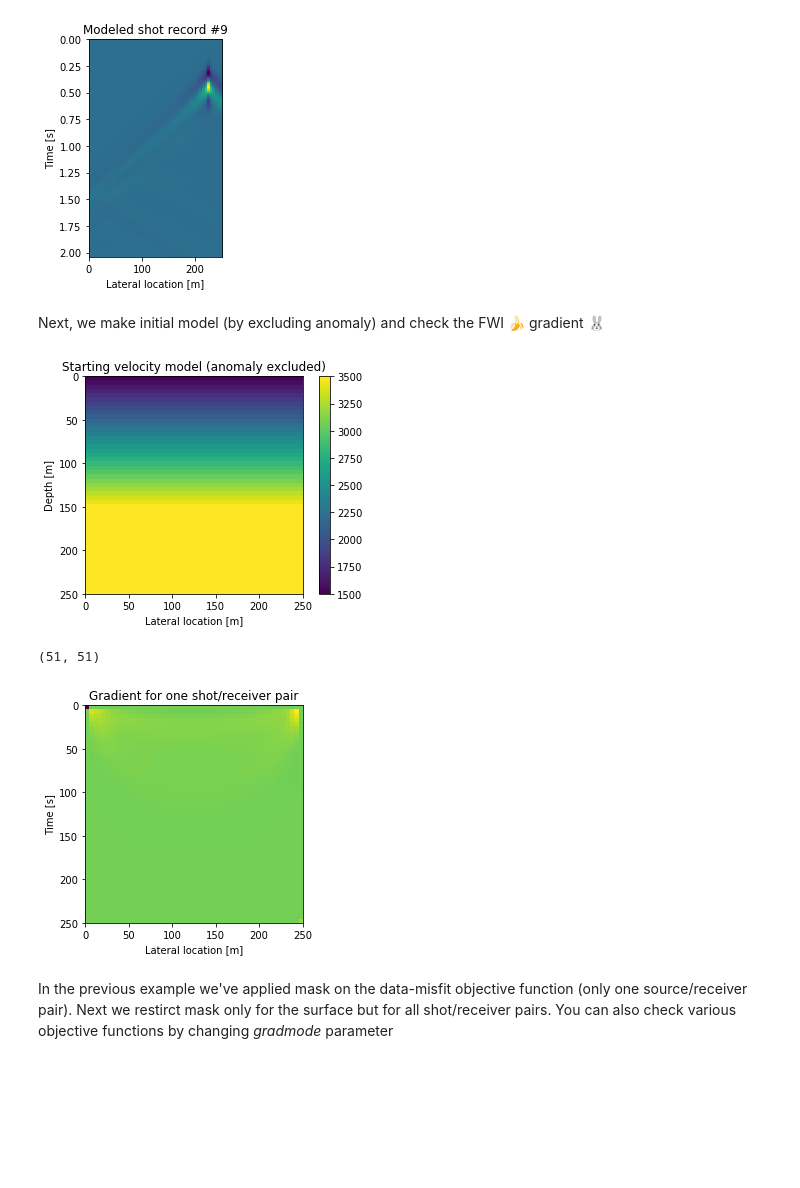
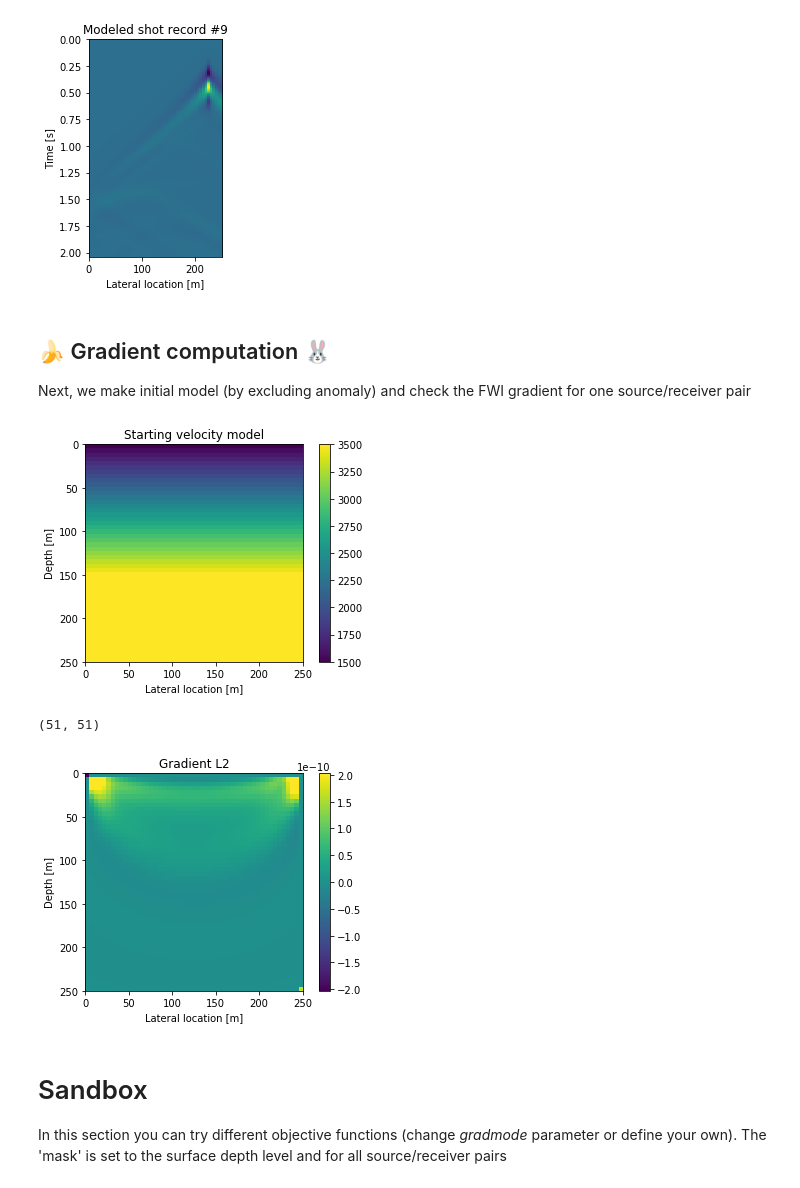
Before and after one commit to GeoMarky/tf2demo, a Jupyter notebook: tf2fwi.ipynb, the cells around one changed output. Drawn from its saved outputs; the diff is of its cells as text; code cells hidden in the pictures; blank space fills up the shorter version.

```diff
--- a/tf2fwi.ipynb
+++ b/tf2fwi.ipynb
@@ -86,7 +88,7 @@ ctrue = c*np.ones([nz,nx],dtype=np.float32)
 gas = np.zeros([nz,nx],dtype=np.float32)
 for ix in range(nx):
     ctrue[ix,0:30]=1500+np.arange(0,2000,2000/30)
-ctrue[20:30,10:20]=2000
+ctrue[20:30,10:20]=1500
 
 vel=ctrue
 plt.title('true velocity model')
@@ -168,14 +172,16 @@ for si in range(ns):
 [figure]
 [figure]
 # %% [markdown]
-Next, we make initial model (by excluding anomaly) and check the FWI 🍌 gradient 🐰
+## 🍌 Gradient computation 🐰
+
+Next, we make initial model (by excluding anomaly) and check the FWI gradient for one source/receiver pair
 # %%
 ctrue = c*np.ones([nz,nx],dtype=np.float32)
 for ix in range(nx):
     ctrue[ix,0:30]=1500+np.arange(0,2000,2000/30)
 C   =  tf.Variable(ctrue,name="velocity")
 
-plt.title('Starting velocity model (anomaly excluded)')
+plt.title('Starting velocity model')
 plt.imshow(np.transpose(C.numpy()),aspect='equal',extent=[0,dx*(nx-1),dz*(nz-1),0])
 plt.axis([0,(nx-1)*dx,(nz-1)*dz,0])
 plt.xlabel('Lateral location [m]')
@@ -183,43 +189,46 @@ plt.ylabel('Depth [m]')
 plt.colorbar()
 plt.show()
 
-clip=0.01
+clip=0.1
 
 
 
 with tf.GradientTape() as tape:
   Pmod=fd(P,C,dt_mod,dx)
   Res=Pobs-Pmod
   #print(Res.shape)
   A=tf.signal.rfft(Pobs)
   B=tf.signal.rfft(Pmod)
 
   p_msk = np.zeros([ns,nx,nz,nt],dtype=np.float32)
   p_msk_z = np.zeros([ns,nx,nz,round(nt/2)+1],dtype=np.complex64)
   p_msk[0,50,1,:]=1##s-x-z-t
   p_msk_z[0,50,1,:]=1##s-x-z-f
   Pmask = tf.Variable(p_msk)
   Pmask_z = tf.Variable(p_msk_z)
 
   gradmode=0
 
   loss=tf.reduce_mean(Pmask_z*(A-B)*tf.math.conj(A-B))
   plt.title('Gradient L2')
 
 grad=tape.gradient(loss,C)
 print(grad.shape)
-im1=plt.imshow(np.real(np.transpose(grad.numpy())),extent=[0,dx*(nx-1),dz*(nz-1),0],aspect='equal')
+im1=plt.imshow(np.real(np.transpose(grad.numpy())),aspect='equal',extent=[0,dx*(nx-1),dz*(nz-1),0])
 plt.axis([0,(nx-1)*dx,(nz-1)*dz,0])
 plt.xlabel('Lateral location [m]')
-plt.ylabel('Time [s]')
-plt.title('Gradient for one shot/receiver pair')
+plt.ylabel('Depth [m]')
+plt.colorbar()
+im1.set_clim(-clip*np.max(np.abs(grad.numpy())),clip*np.max(np.abs(grad.numpy())))
 plt.show()
 # %% [output]
-[figure, old version]
+[figure, new version]
 (51, 51)
-[figure, old version]
+[figure, new version]
-# %% [markdown]
-In the previous example we've applied mask on the data-misfit objective function (only one source/receiver pair). Next we restirct mask only for the surface but for all shot/receiver pairs. You can also check various objective functions by changing *gradmode* parameter
+# %% [markdown]
+# Sandbox
+
+In this section you can try different objective functions (change *gradmode* parameter or define your own). The 'mask' is set to the surface depth level and for all source/receiver pairs
 # %%
 with tf.GradientTape() as tape:
   Pmod=fd(P,C,dt_mod,dx)
```
Also changed, not shown: parts of 5 cells of this notebook.
